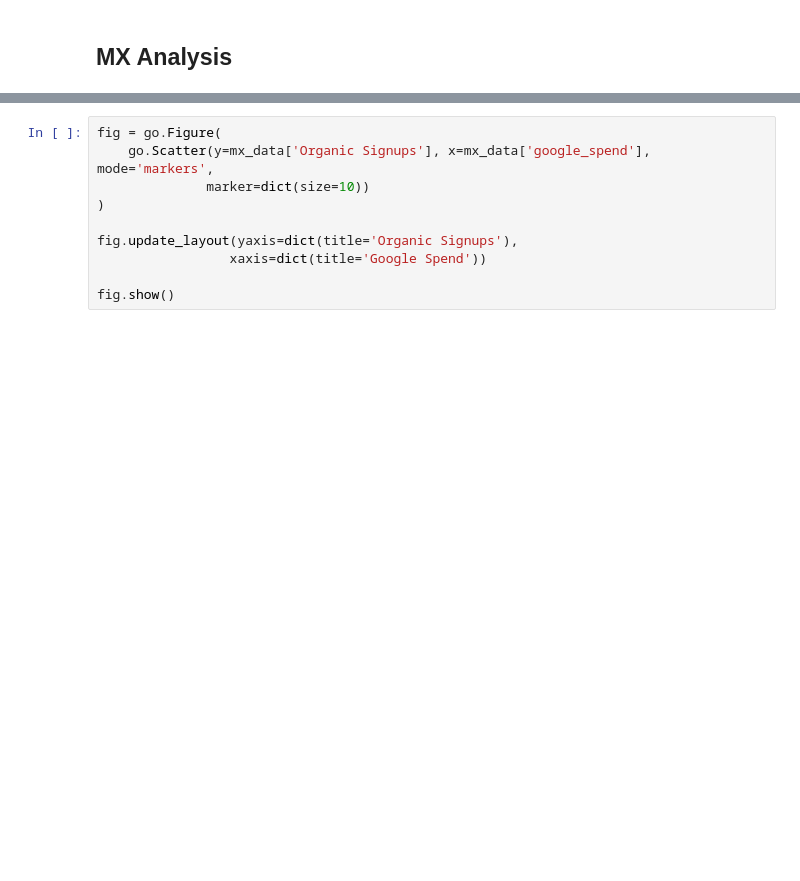
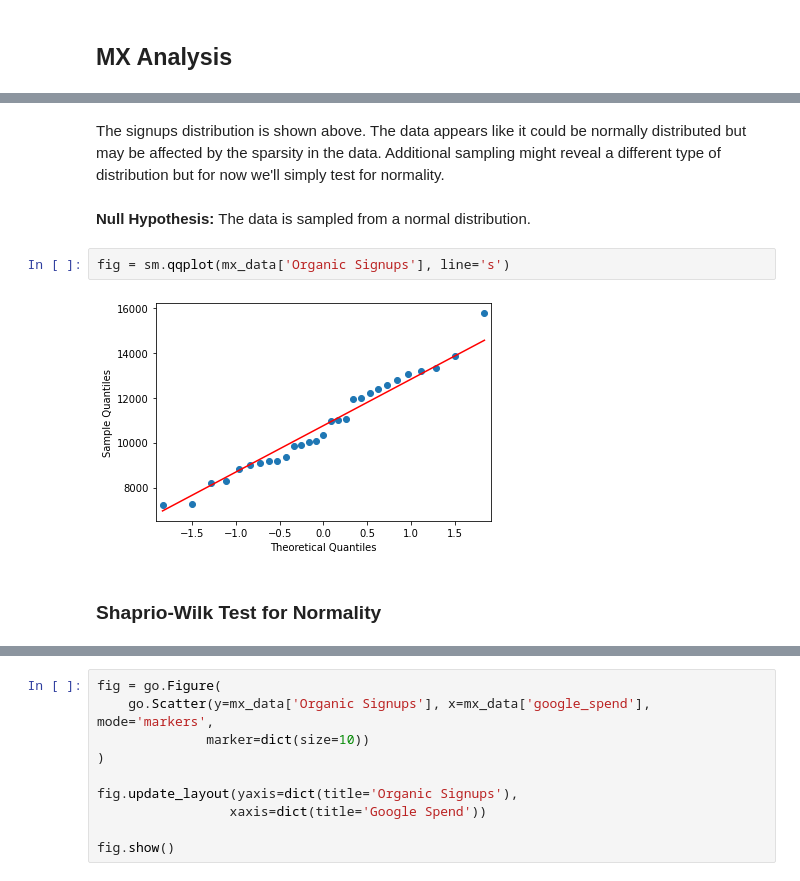
Before and after one commit to kliao-tala/organic_spend, a Jupyter notebook: Organics-Spend Exploratory Analysis.ipynb, the cells around one changed output, grey strips where cells are left out. Saved outputs shown, nothing was run; the diff lists cells and outputs as text; blank space fills up the shorter version.

```diff
--- a/Organics-Spend Exploratory Analysis.ipynb
+++ b/Organics-Spend Exploratory Analysis.ipynb
@@ -91,0 +102,10 @@ Comparing the *signups* curve to the *spend* curves, there appears to be some co
+# %% [markdown]
+The signups distribution is shown above. The data appears like it could be normally distributed but may be affected by the sparsity in the data. Additional sampling might reveal a different type of distribution but for now we'll simply test for normality.
+# %% [markdown]
+**Null Hypothesis:** The data is sampled from a normal distribution.
+# %%
+fig = sm.qqplot(mx_data['Organic Signups'], line='s')
+# %% [output]
+[figure, added]
+# %% [markdown]
+### Shaprio-Wilk Test for Normality
```
Also changed, not shown: parts of 61 cells of this notebook, 1 other file.
